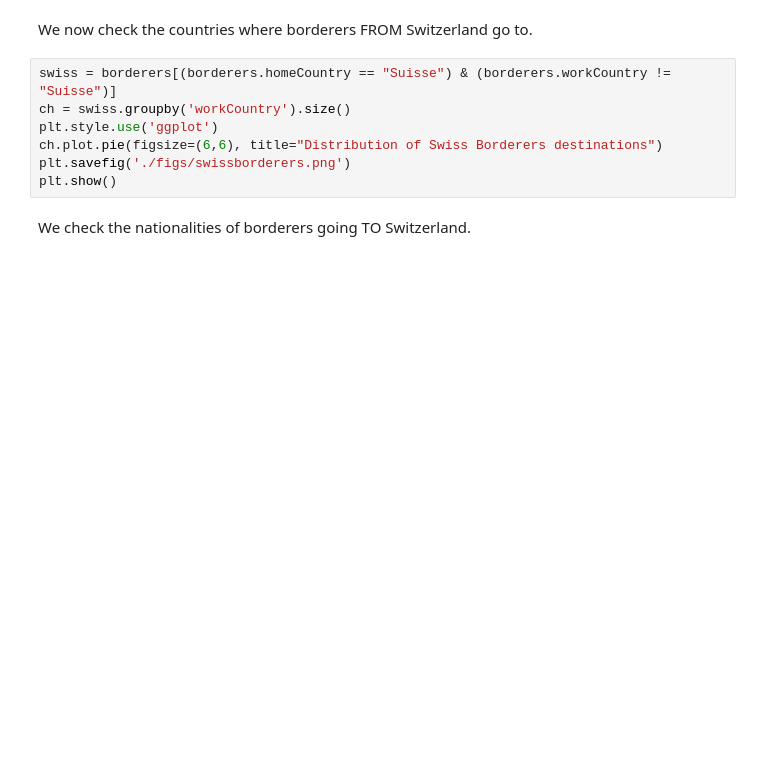
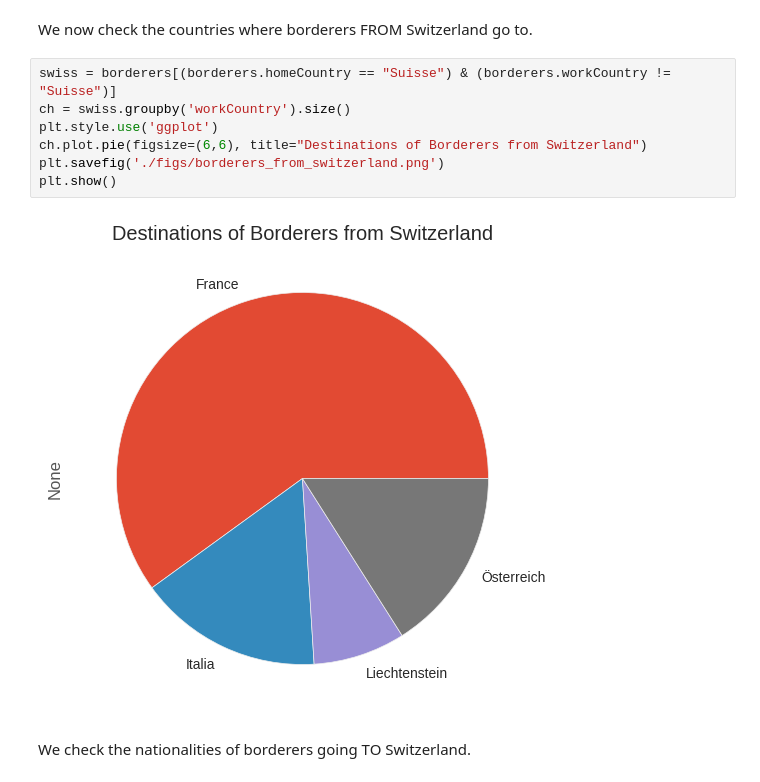
Before and after one commit to agpmilli/swissgeotweet, a Jupyter notebook: mobility-pattern/mobility_pattern_statistics.ipynb, the cells around one changed output. Drawn from its saved outputs; the diff is of its cells as text; blank space fills up the shorter version.

```diff
--- a/mobility-pattern/mobility_pattern_statistics.ipynb
+++ b/mobility-pattern/mobility_pattern_statistics.ipynb
@@ -66,10 +90,12 @@ We now check the countries where borderers FROM Switzerland go to.
 # %%
 swiss = borderers[(borderers.homeCountry == "Suisse") & (borderers.workCountry != "Suisse")]
 ch = swiss.groupby('workCountry').size()
 plt.style.use('ggplot')
-ch.plot.pie(figsize=(6,6), title="Distribution of Swiss Borderers destinations")
-plt.savefig('./figs/swissborderers.png')
+ch.plot.pie(figsize=(6,6), title="Destinations of Borderers from Switzerland")
+plt.savefig('./figs/borderers_from_switzerland.png')
 plt.show()
+# %% [output]
+[figure, added]
 # %% [markdown]
 We check the nationalities of borderers going TO Switzerland.
 # %%
```
Also changed, not shown: parts of 22 cells of this notebook, 9 other files.
